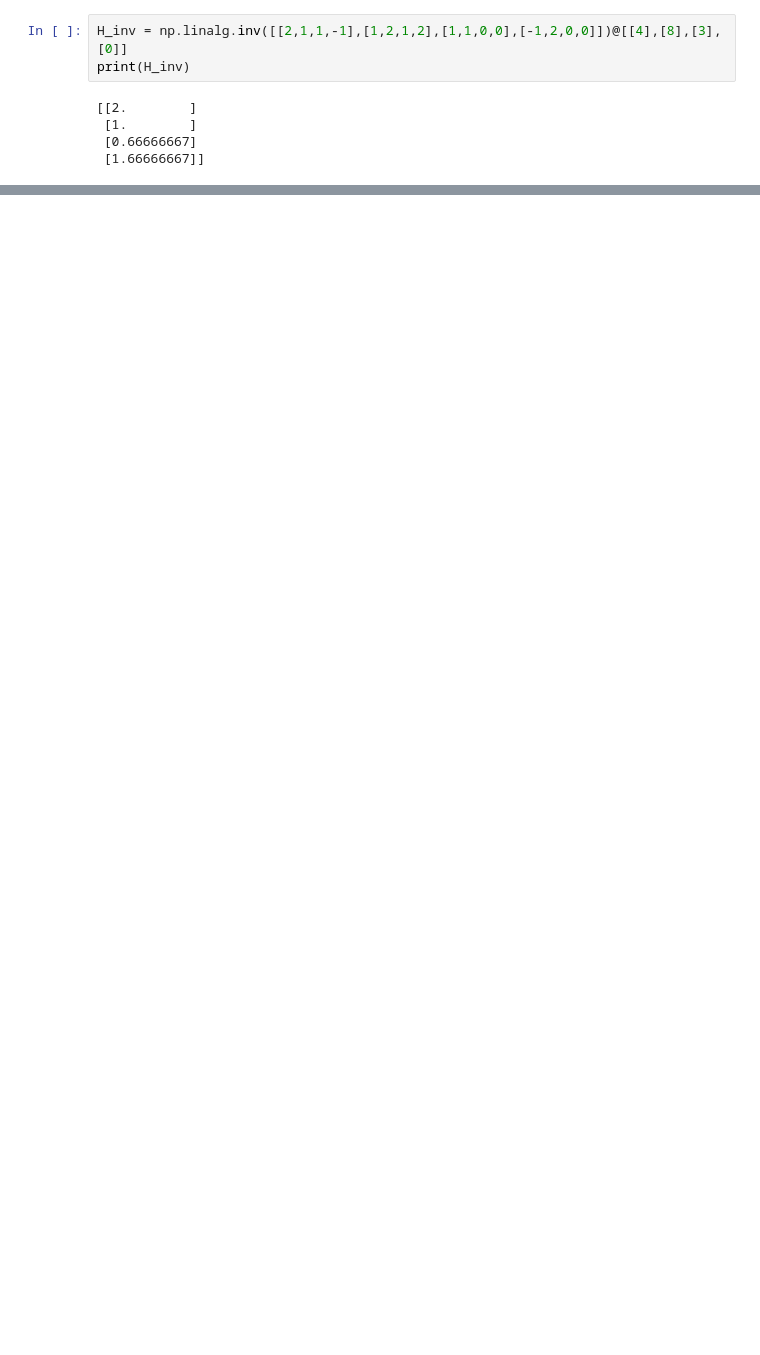
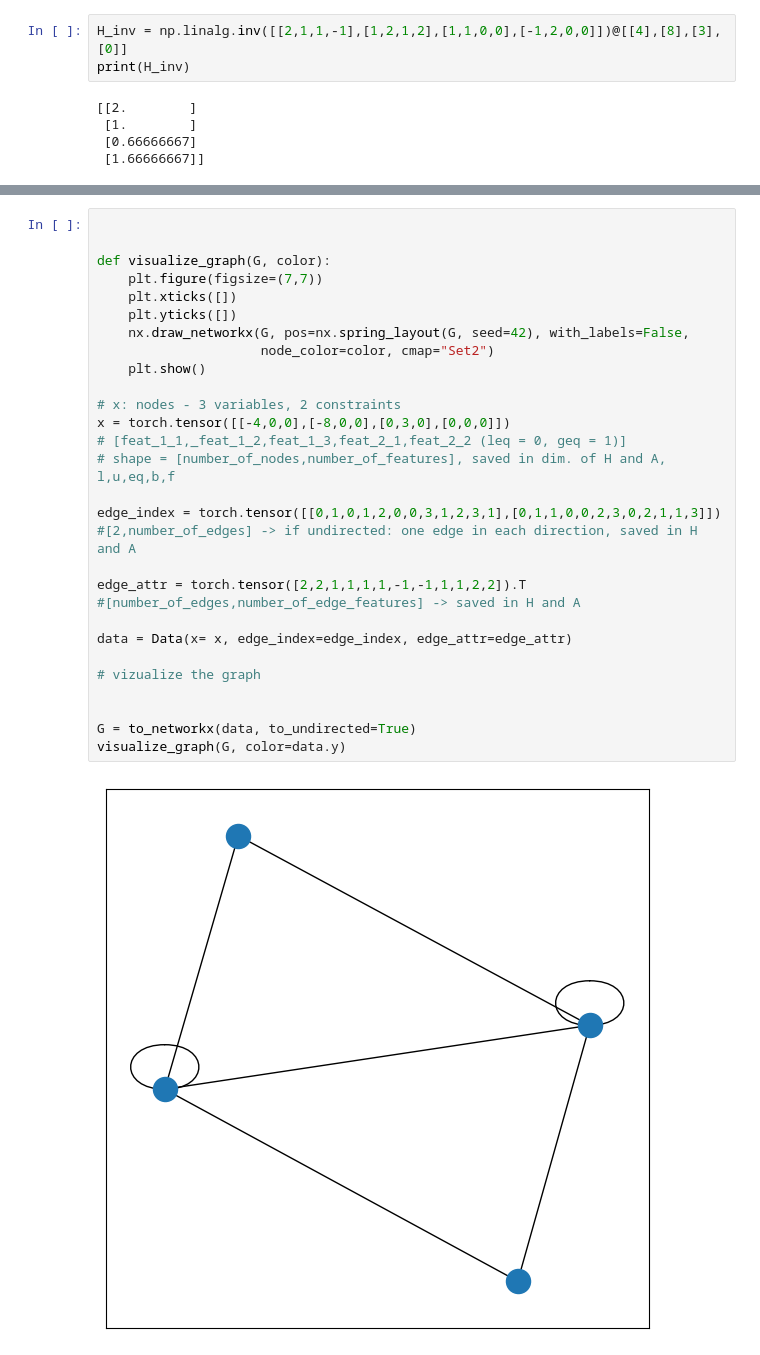
Before and after one commit to ellaschmidtobreick/acc_daqp, a Jupyter notebook: create_example.ipynb, the cells around one changed output, grey strips where cells are left out. Drawn from its saved outputs; the diff is of its cells as text; blank space fills up the shorter version.

```diff
--- a/create_example.ipynb
+++ b/create_example.ipynb
@@ -494,0 +592,31 @@ print(H_inv)
+# %%
+
+
+def visualize_graph(G, color):
+    plt.figure(figsize=(7,7))
+    plt.xticks([])
+    plt.yticks([])
+    nx.draw_networkx(G, pos=nx.spring_layout(G, seed=42), with_labels=False,
+                     node_color=color, cmap="Set2")
+    plt.show()
+
+# x: nodes - 3 variables, 2 constraints
+x = torch.tensor([[-4,0,0],[-8,0,0],[0,3,0],[0,0,0]])
+# [feat_1_1,_feat_1_2,feat_1_3,feat_2_1,feat_2_2 (leq = 0, geq = 1)]
+# shape = [number_of_nodes,number_of_features], saved in dim. of H and A, l,u,eq,b,f
+
+edge_index = torch.tensor([[0,1,0,1,2,0,0,3,1,2,3,1],[0,1,1,0,0,2,3,0,2,1,1,3]])
+#[2,number_of_edges] -> if undirected: one edge in each direction, saved in H and A
+
+edge_attr = torch.tensor([2,2,1,1,1,1,-1,-1,1,1,2,2]).T
+#[number_of_edges,number_of_edge_features] -> saved in H and A
+
+data = Data(x= x, edge_index=edge_index, edge_attr=edge_attr)
+
+# vizualize the graph
+
+
+G = to_networkx(data, to_undirected=True)
+visualize_graph(G, color=data.y)
+# %% [output]
+[figure, added]
```
Also changed, not shown: parts of 13 cells of this notebook, 4 other files.
